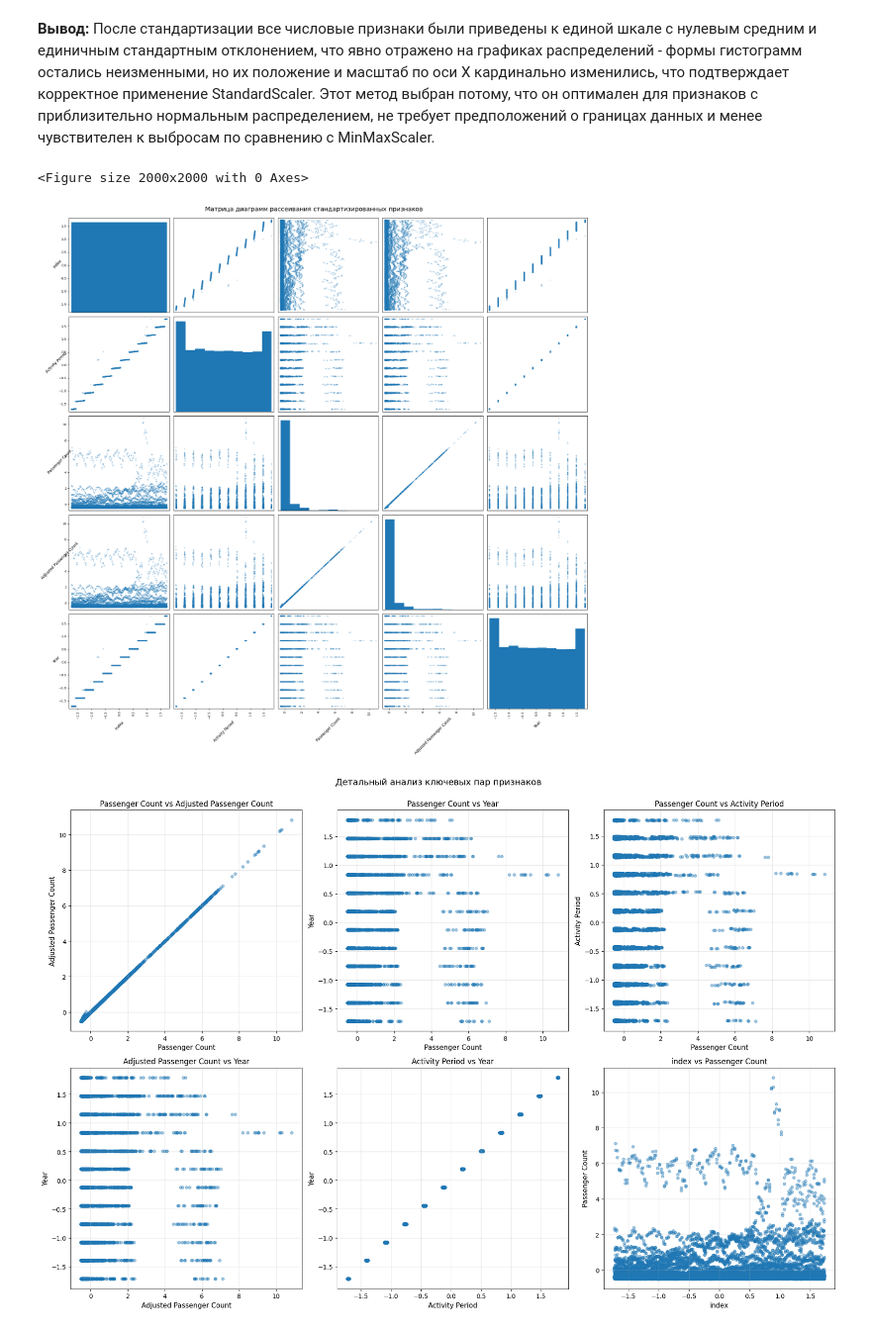
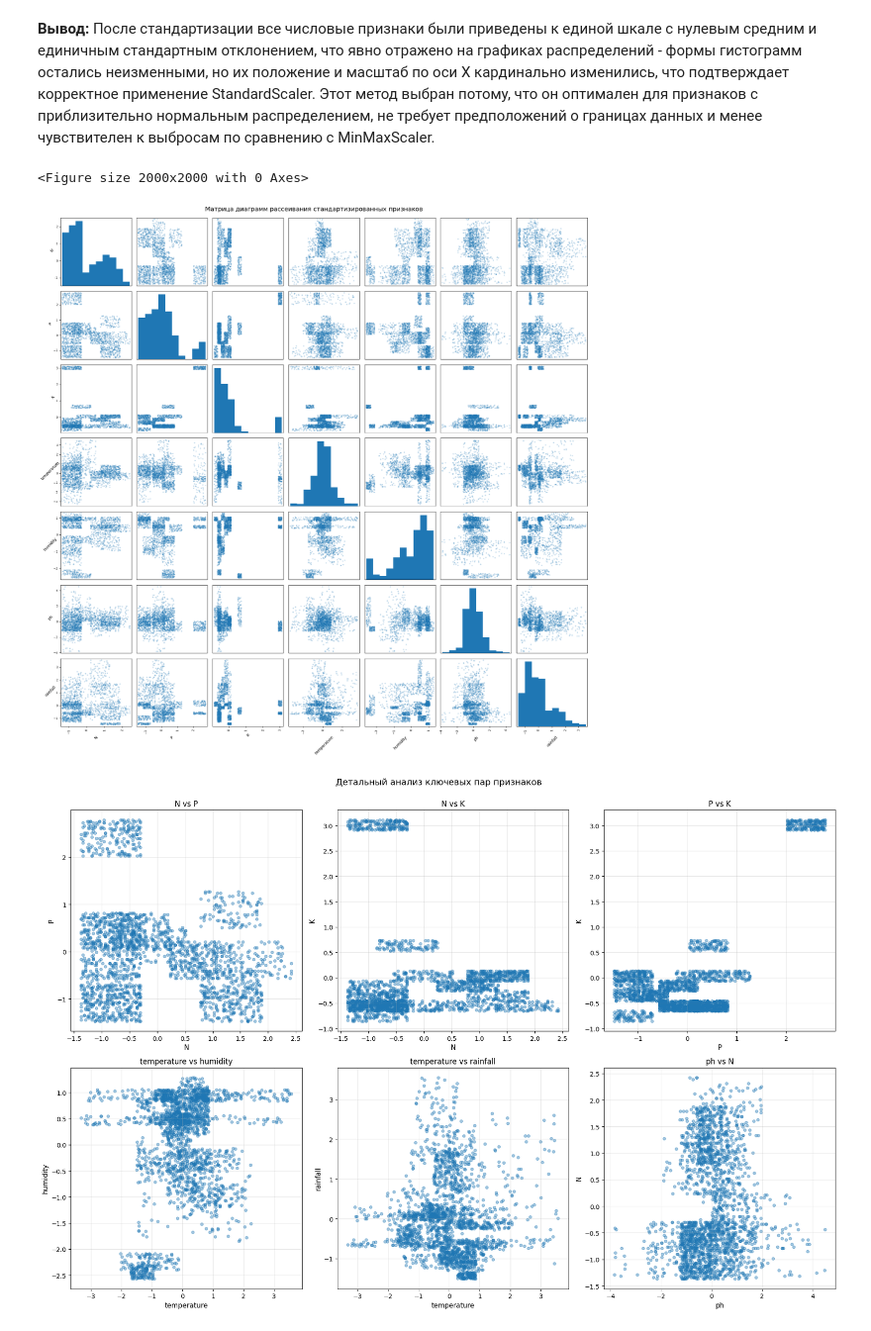
Before and after one commit to vainga/ML_labs, a Jupyter notebook: LAB4/lab4.ipynb, the cells around one changed output. Shown at 99% size. Saved outputs shown, nothing was run; the diff lists cells and outputs as text; code cells hidden in the pictures.

```diff
--- a/LAB4/lab4.ipynb
+++ b/LAB4/lab4.ipynb
@@ -98,7 +78,7 @@ from scipy.spatial.distance import cdist
 # %% [markdown]
 <h3>Описательный анализ</h3>
 # %%
-dataset_path = r"F:\ml\datasets\ECommerce_consumer behaviour.csv"
+dataset_path = r"F:\ml\datasets\Crop_recommendation.csv"
 df = pd.read_csv(dataset_path)
 
 print("Первые строки")
@@ -188,7 +165,7 @@ plt.show()
 # %% [markdown]
 <b>Вывод:</b> После стандартизации все числовые признаки были приведены к единой шкале с нулевым средним и единичным стандартным отклонением, что явно отражено на графиках распределений - формы гистограмм остались неизменными, но их положение и масштаб по оси X кардинально изменились, что подтверждает корректное применение StandardScaler. Этот метод выбран потому, что он оптимален для признаков с приблизительно нормальным распределением, не требует предположений о границах данных и менее чувствителен к выбросам по сравнению с MinMaxScaler.
 # %%
-numeric_cols =['order_id', 'user_id', 'order_number', 'order_dow', 'order_hour_of_day', 'days_since_prior_order', 'product_id', 'add_to_cart_order', 'reordered', 'department_id']
+numeric_cols =['N', 'P', 'K', 'temperature', 'humidity', 'ph', 'rainfall']
 
 plt.figure(figsize=(20, 20))
 scatter_matrix = pd.plotting.scatter_matrix(
@@ -201,39 +178,39 @@ scatter_matrix = pd.plotting.scatter_matrix(
 )
 
 for ax in scatter_matrix.ravel():
     ax.set_xlabel(ax.get_xlabel(), fontsize=10, rotation=45)
     ax.set_ylabel(ax.get_ylabel(), fontsize=10, rotation=45)
 
 plt.suptitle('Матрица диаграмм рассеивания стандартизированных признаков',
              fontsize=16, y=0.995)
 plt.tight_layout()
 plt.show()
 
 fig, axes = plt.subplots(2, 3, figsize=(18, 12))
 axes = axes.ravel()
 
 interesting_pairs = [
-    ('order_number', 'days_since_prior_order'),
-    ('order_hour_of_day', 'order_dow'),
-    ('product_id', 'add_to_cart_order'),
-    ('order_number', 'reordered'),
-    ('order_dow', 'days_since_prior_order'),
-    ('department_id', 'reordered')
+    ('N', 'P'),
+    ('N', 'K'),
+    ('P', 'K'),
+    ('temperature', 'humidity'),
+    ('temperature', 'rainfall'),
+    ('ph', 'N')
 ]
 
 for idx, (feature1, feature2) in enumerate(interesting_pairs):
     axes[idx].scatter(df_scaled[feature1], df_scaled[feature2],
                       alpha=0.4, s=20)
     axes[idx].set_xlabel(feature1, fontsize=11)
     axes[idx].set_ylabel(feature2, fontsize=11)
     axes[idx].set_title(f'{feature1} vs {feature2}', fontsize=12)
     axes[idx].grid(True, alpha=0.3)
 
 plt.suptitle('Детальный анализ ключевых пар признаков', fontsize=14, y=1.00)
 plt.tight_layout()
 plt.show()
 # %% [output]
 <Figure size 2000x2000 with 0 Axes>
-[figure, old version]
+[figure, new version]
-[figure, old version]
+[figure, new version]
 # %% [markdown]
```
Also changed, not shown: parts of 18 cells of this notebook, 1 other file.
